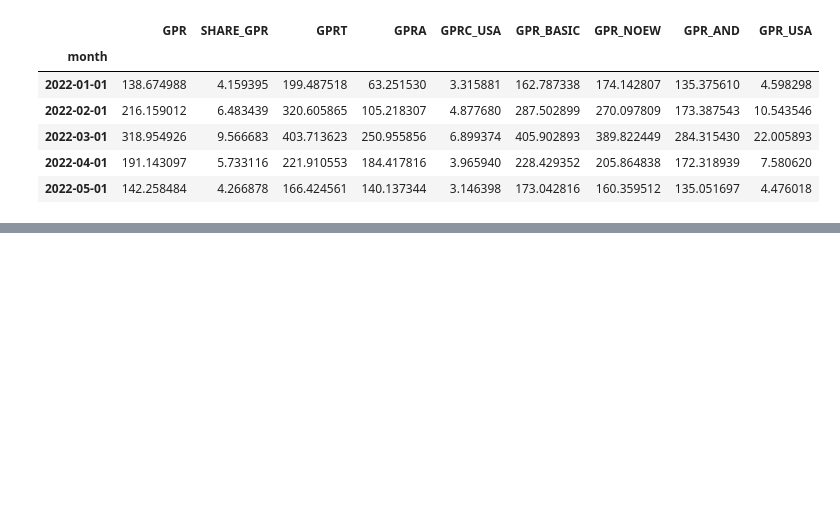
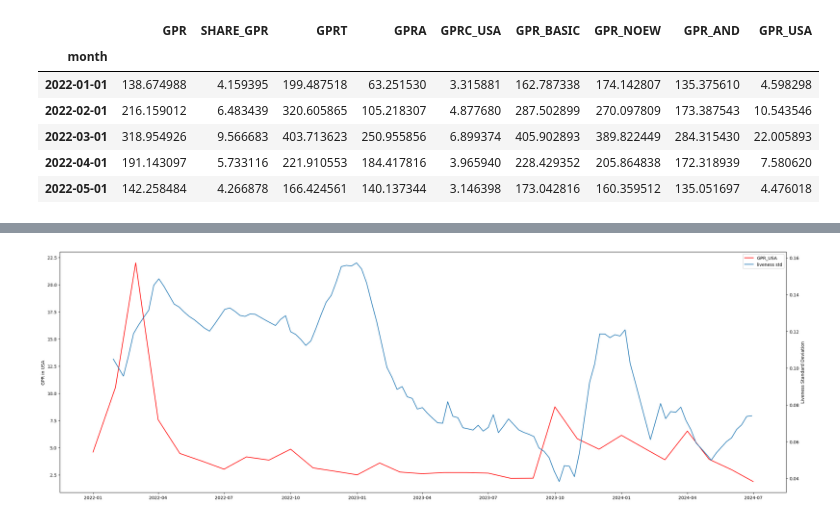
Before and after one commit to pxv6460/Music-is-the-Answer, a Jupyter notebook: gpr_azlan.ipynb, the cells around one changed output, grey strips where cells are left out. Cells and saved outputs as stored; diff of their text form; code cells hidden in the pictures; blank space fills up the shorter version.

```diff
--- a/gpr_azlan.ipynb
+++ b/gpr_azlan.ipynb
@@ -39,5 +32,13 @@ gpr_df.head()
 | 2022-04-01 | 191.143097 | 5.733116 | 221.910553 | 184.417816 | 3.965940 | 228.429352 | 205.864838 | 172.318939 | 7.580620 |
 | 2022-05-01 | 142.258484 | 4.266878 | 166.424561 | 140.137344 | 3.146398 | 173.042816 | 160.359512 | 135.051697 | 4.476018 |
 # %%
-gpr_df["GPR_USA"].plot()
+billboard_df = pd.read_csv("billboard.csv")
+billboard_df["chart_week"] = pd.to_datetime(billboard_df["chart_week"])
+
+top_dfs = []
+for i in range(1, 6):
+    top_dfs.append(billboard_df.loc[billboard_df["current_week"] == i])
+
+top_5_dfs = pd.concat(top_dfs)
+top_5_dfs.head()
 # %% [output]
@@ -45,0 +51,22 @@ gpr_df["GPR_USA"].plot()
+# %%
+data = top_5_dfs.groupby("chart_week")["liveness"].agg(["std"])
+
+window_size = 10
+smoothed_data = data.rolling(window=window_size).mean().shift(-5)
+
+fig = plt.figure(figsize=(30,10))
+ax1 = fig.add_subplot(111)
+line_1 = ax1.plot(gpr_df.index, gpr_df["GPR_USA"], "-r", label="GPR_USA")
+ax2 = ax1.twinx()
+line_2 = ax2.plot(smoothed_data.index, smoothed_data["std"], label="liveness std")
+
+lns = line_1+line_2
+labs = [l.get_label() for l in lns]
+ax1.legend(lns, labs, loc=0)
+
+ax1.set_ylabel("GPR in USA")
+ax2.set_ylabel("Liveness Standard Deviation")
+
+plt.show()
+# %% [output]
+[figure, added]
```
Also changed, not shown: parts of 6 cells of this notebook.
